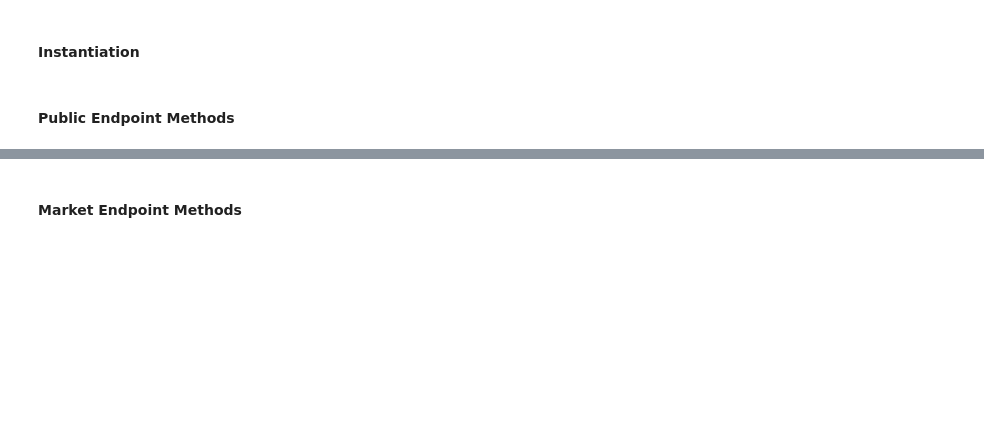
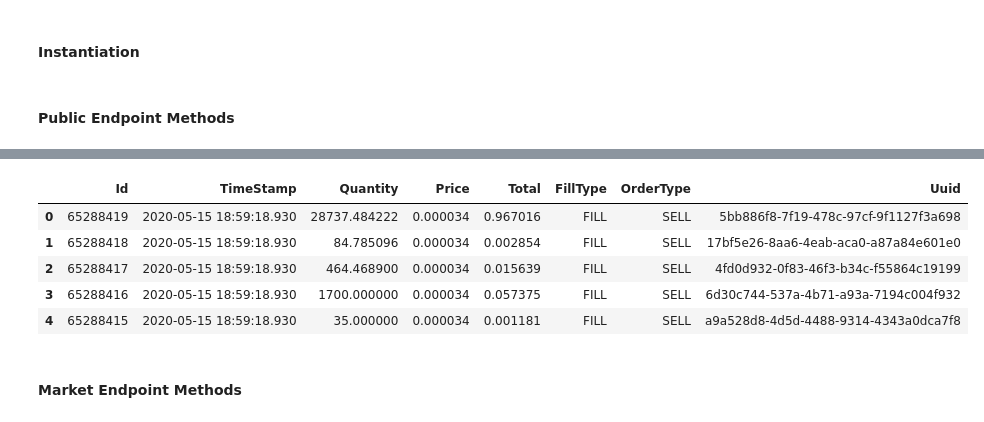
Before and after one commit to Distortedlogic/ionomy-python, a Jupyter notebook: docs/source/notebooks/bitpanda.ipynb, the cells around one changed output, grey strips where cells are left out. Saved outputs shown, nothing was run; the diff lists cells and outputs as text; code cells hidden in the pictures; blank space fills up the shorter version.

```diff
--- a/docs/source/notebooks/bitpanda.ipynb
+++ b/docs/source/notebooks/bitpanda.ipynb
@@ -33,3 +79,13 @@ market_history = bt.market_history(MARKET)
+# %%
+market_history_pd = bp.market_history(MARKET)
+market_history_pd.head()
+# %% [output]
+|  | Id | TimeStamp | Quantity | Price | Total | FillType | OrderType | Uuid |
+| 0 | 65288419 | 2020-05-15 18:59:18.930 | 28737.484222 | 0.000034 | 0.967016 | FILL | SELL | 5bb886f8-7f19-478c-97cf-9f1127f3a698 |
+| 1 | 65288418 | 2020-05-15 18:59:18.930 | 84.785096 | 0.000034 | 0.002854 | FILL | SELL | 17bf5e26-8aa6-4eab-aca0-a87a84e601e0 |
+| 2 | 65288417 | 2020-05-15 18:59:18.930 | 464.468900 | 0.000034 | 0.015639 | FILL | SELL | 4fd0d932-0f83-46f3-b34c-f55864c19199 |
+| 3 | 65288416 | 2020-05-15 18:59:18.930 | 1700.000000 | 0.000034 | 0.057375 | FILL | SELL | 6d30c744-537a-4b71-a93a-7194c004f932 |
+| 4 | 65288415 | 2020-05-15 18:59:18.930 | 35.000000 | 0.000034 | 0.001181 | FILL | SELL | a9a528d8-4d5d-4488-9314-4343a0dca7f8 |
 # %% [markdown]
 #### Market Endpoint Methods
 # %%
```
Also changed, not shown: parts of 24 cells of this notebook.
